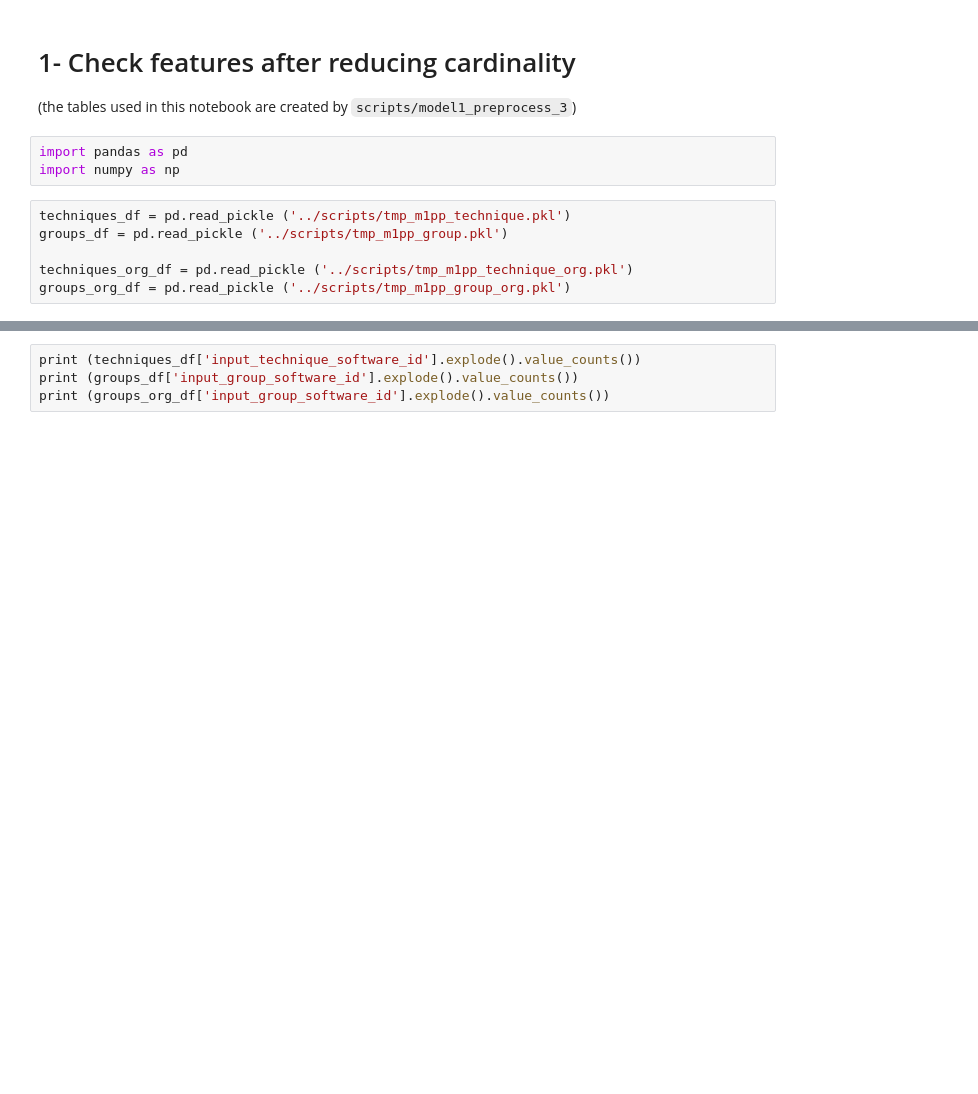
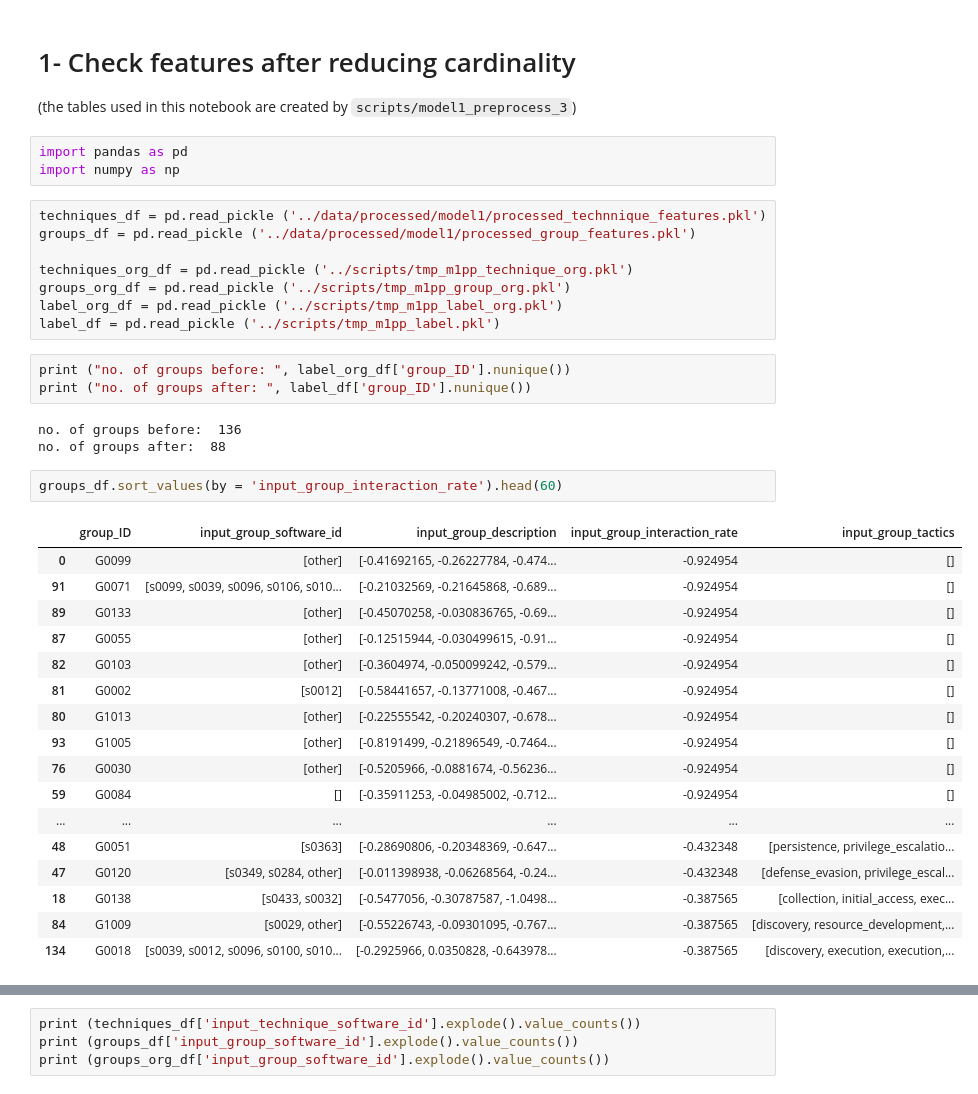
Before and after one commit to hcvu1050/hieuchivu-gt24-repo3, a Jupyter notebook: notebooks/unit_test_6_m1_pp_script.ipynb, the cells around one changed output, grey strips where cells are left out. Cells and saved outputs as stored; diff of their text form; blank space fills up the shorter version.

```diff
--- a/notebooks/unit_test_6_m1_pp_script.ipynb
+++ b/notebooks/unit_test_6_m1_pp_script.ipynb
@@ -5,8 +5,36 @@
 import pandas as pd
 import numpy as np
 # %%
-techniques_df = pd.read_pickle ('../scripts/tmp_m1pp_technique.pkl')
-groups_df = pd.read_pickle ('../scripts/tmp_m1pp_group.pkl')
+techniques_df = pd.read_pickle ('../data/processed/model1/processed_technnique_features.pkl')
+groups_df = pd.read_pickle ('../data/processed/model1/processed_group_features.pkl')
 
 techniques_org_df = pd.read_pickle ('../scripts/tmp_m1pp_technique_org.pkl')
 groups_org_df = pd.read_pickle ('../scripts/tmp_m1pp_group_org.pkl')
+label_org_df = pd.read_pickle ('../scripts/tmp_m1pp_label_org.pkl')
+label_df = pd.read_pickle ('../scripts/tmp_m1pp_label.pkl')
+# %%
+print ("no. of groups before: ", label_org_df['group_ID'].nunique())
+print ("no. of groups after: ", label_df['group_ID'].nunique())
+# %% [output]
+no. of groups before:  136
+no. of groups after:  88
+# %%
+groups_df.sort_values(by = 'input_group_interaction_rate').head(60)
+# %% [output]
+|  | group_ID | input_group_software_id | input_group_description | input_group_interaction_rate | input_group_tactics |
+| 0 | G0099 | [other] | [-0.41692165, -0.26227784, -0.474... | -0.924954 | [] |
+| 91 | G0071 | [s0099, s0039, s0096, s0106, s010... | [-0.21032569, -0.21645868, -0.689... | -0.924954 | [] |
+| 89 | G0133 | [other] | [-0.45070258, -0.030836765, -0.69... | -0.924954 | [] |
+| 87 | G0055 | [other] | [-0.12515944, -0.030499615, -0.91... | -0.924954 | [] |
+| 82 | G0103 | [other] | [-0.3604974, -0.050099242, -0.579... | -0.924954 | [] |
+| 81 | G0002 | [s0012] | [-0.58441657, -0.13771008, -0.467... | -0.924954 | [] |
+| 80 | G1013 | [other] | [-0.22555542, -0.20240307, -0.678... | -0.924954 | [] |
+| 93 | G1005 | [other] | [-0.8191499, -0.21896549, -0.7464... | -0.924954 | [] |
+| 76 | G0030 | [other] | [-0.5205966, -0.0881674, -0.56236... | -0.924954 | [] |
+| 59 | G0084 | [] | [-0.35911253, -0.04985002, -0.712... | -0.924954 | [] |
+| ... | ... | ... | ... | ... | ... |
+| 48 | G0051 | [s0363] | [-0.28690806, -0.20348369, -0.647... | -0.432348 | [persistence, privilege_escalatio... |
+| 47 | G0120 | [s0349, s0284, other] | [-0.011398938, -0.06268564, -0.24... | -0.432348 | [defense_evasion, privilege_escal... |
+| 18 | G0138 | [s0433, s0032] | [-0.5477056, -0.30787587, -1.0498... | -0.387565 | [collection, initial_access, exec... |
+| 84 | G1009 | [s0029, other] | [-0.55226743, -0.09301095, -0.767... | -0.387565 | [discovery, resource_development,... |
+| 134 | G0018 | [s0039, s0012, s0096, s0100, s010... | [-0.2925966, 0.0350828, -0.643978... | -0.387565 | [discovery, execution, execution,... |
```
Also changed, not shown: parts of 5 cells of this notebook, 9 other files.
